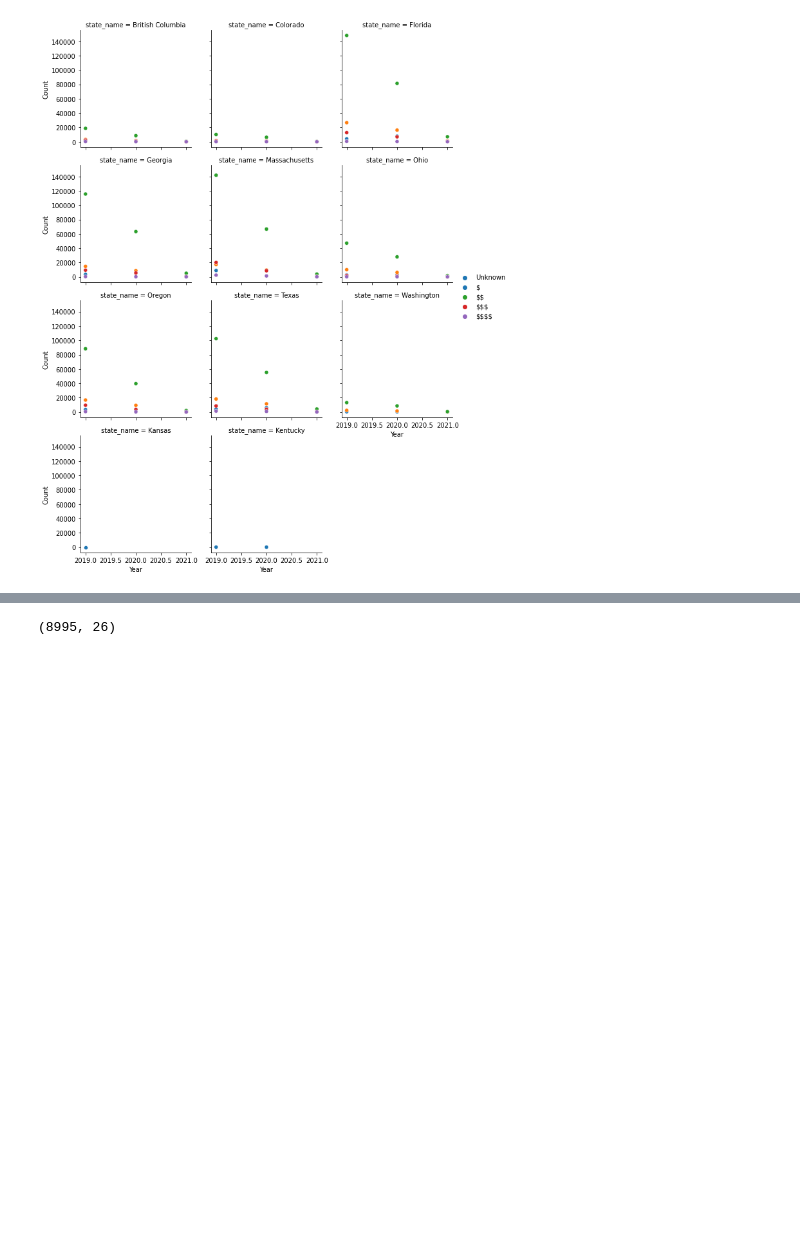
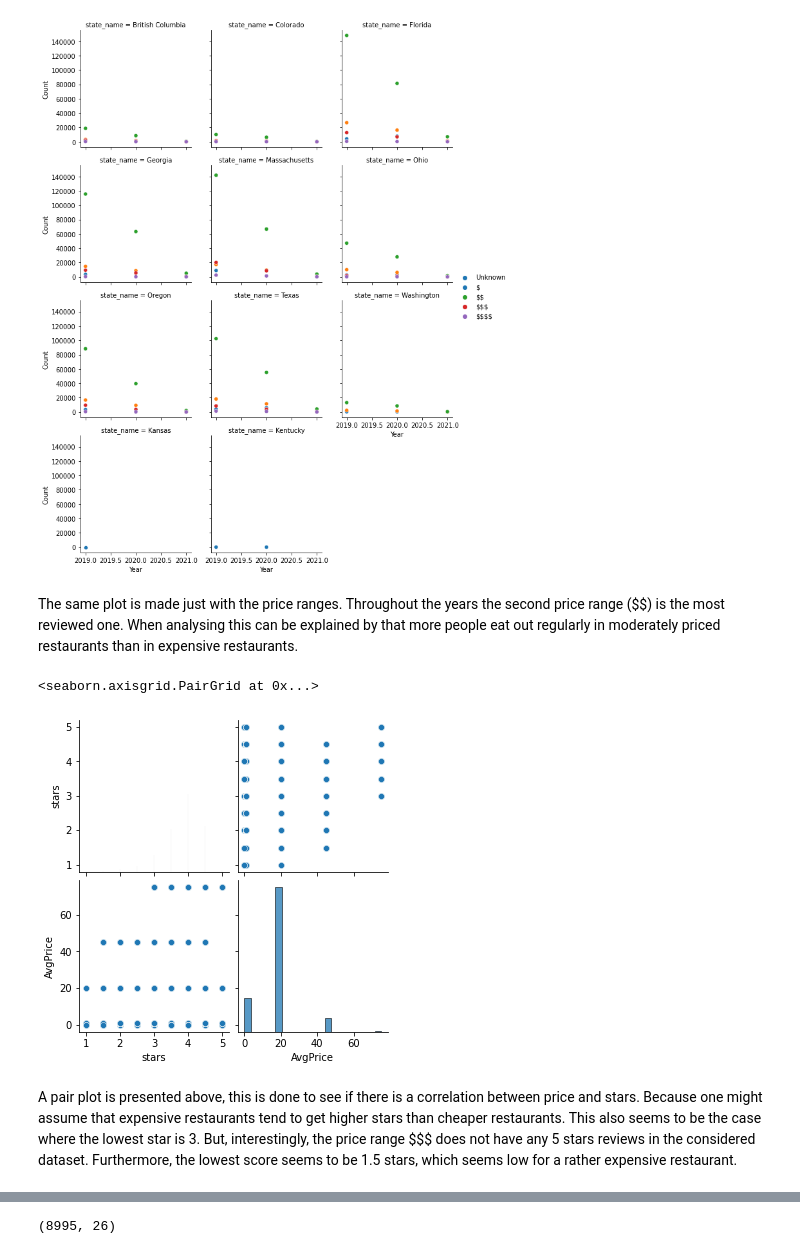
Before and after one commit to MichelleHovendal/Restaurant-Guide, a Jupyter notebook: code/Explainer Notebook.ipynb, the cells around one changed output, grey strips where cells are left out. Saved outputs shown, nothing was run; the diff lists cells and outputs as text; code cells hidden in the pictures; blank space fills up the shorter version.

```diff
--- a/code/Explainer Notebook.ipynb
+++ b/code/Explainer Notebook.ipynb
@@ -642,6 +593,15 @@ g.add_legend()
 # %% [output]
 <seaborn.axisgrid.FacetGrid at 0x...>
 [figure]
+# %% [markdown]
+The same plot is made just with the price ranges. Throughout the years the second price range ($$) is the most reviewed one. When analysing this can be explained by that more people eat out regularly in moderately priced restaurants than in expensive restaurants.
+# %%
+sns.pairplot(df[['stars','AvgPrice']])
+# %% [output]
+<seaborn.axisgrid.PairGrid at 0x...>
+[figure, added]
+# %% [markdown]
+A pair plot is presented above, this is done to see if there is a correlation between price and stars. Because one might assume that expensive restaurants tend to get higher stars than cheaper restaurants. This also seems to be the case where the lowest star is 3. But, interestingly, the price range \$\$\$ does not have any 5 stars reviews in the considered dataset. Furthermore, the lowest score seems to be 1.5 stars, which seems low for a rather expensive restaurant.
 # %% [markdown]
 ## 3. Exploratory Data Analysis
 
```
Also changed, not shown: parts of 69 cells of this notebook, 1 other file.
